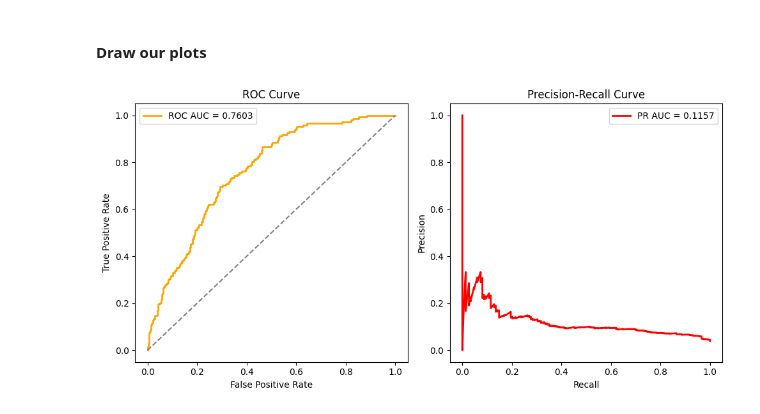
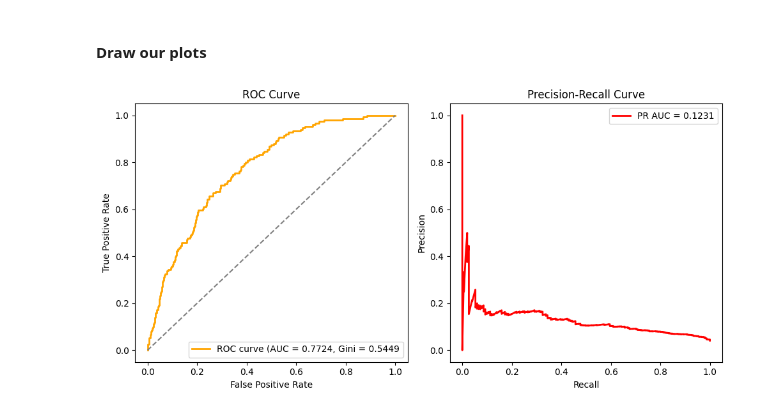
Before and after one commit to Ultraluxe25/BNB-Data-Scientist, a Jupyter notebook: kapturov_bnb.ipynb, the cells around one changed output. Drawn from its saved outputs; the diff is of its cells as text; code cells hidden in the pictures.

Commit message:
Added final plots, fixed stratification, added coefficients of the model and add little description

```diff
--- a/kapturov_bnb.ipynb
+++ b/kapturov_bnb.ipynb
@@ -681,10 +683,12 @@ print(data['VELCOMSCORING'].sort_values().unique()[:20])
  113. 114. 115. 116. 117. 119.]
 # %% [markdown]
 #### We can fill <span style="color: orange">VELCOMSCORING</span> NaN values with 0 because there is no such values which are used but let's use **KNNImputer** in numerical features
+# %%
+data.drop('VELCOMSCORING', axis=1, inplace=True)
 # %%
 %%time
 # data['VELCOMSCORING'] = data['VELCOMSCORING'].fillna(value=0)
 
 imputer = KNNImputer(n_neighbors=2)
-data[['VELCOMSCORING', 'SCORINGMARK']] = imputer.fit_transform(data[['VELCOMSCORING', 'SCORINGMARK']])
+data[['SCORINGMARK']] = imputer.fit_transform(data[['SCORINGMARK']])
 # %% [output]
@@ -895,4 +891,4 @@ print(vif)
 # %% [markdown]
 #### Split the data in train and test data. In real better to split in train/valid/test but this time split into 2 datasets
 # %%
-X_train, X_test, y_train, y_test = train_test_split(X, y, test_size=0.2)
+X_train, X_test, y_train, y_test = train_test_split(X, y, test_size=0.2, stratify=y)
@@ -907,5 +909,5 @@ X_test = scaler.transform(X_test)
 # %%
-log_reg = LogisticRegression(penalty='l2', class_weight='balanced', random_state=28, max_iter=1000, solver='lbfgs')
+log_reg = LogisticRegression(class_weight='balanced', random_state=28, max_iter=1000)
 log_reg.fit(X_train, y_train)
 y_pred = log_reg.predict(X_test)
 y_pred_prob = log_reg.predict_proba(X_test)[:, 1]
@@ -928,31 +959,33 @@ weighted avg       0.95      0.65      0.75      3684
 # %%
 # ROC Curve
 fpr, tpr, _ = roc_curve(y_test, y_pred_prob)
 roc_auc = roc_auc_score(y_test, y_pred_prob)
 
 # PR Curve
 precision, recall, _ = precision_recall_curve(y_test, y_pred_prob)
 pr_auc = auc(recall, precision)
 
+gini = 2 * roc_auc - 1
+
 # Plotting ROC Curve
 plt.figure(figsize=(10, 5))
 plt.subplot(1, 2, 1)
-plt.plot(fpr, tpr, color='orange', lw=2, label=f'ROC AUC = {roc_auc:.4f}')
+plt.plot(fpr, tpr, color='orange', lw=2, label=f'ROC curve (AUC = {roc_auc:.4f}, Gini = {gini:.4f}')
 plt.plot([0, 1], [0, 1], linestyle='--', color='grey')
 plt.xlabel('False Positive Rate')
 plt.ylabel('True Positive Rate')
 plt.title('ROC Curve')
 plt.legend()
 
 # Plotting PR Curve
 plt.subplot(1, 2, 2)
 plt.plot(recall, precision, color='red', lw=2, label=f'PR AUC = {pr_auc:.4f}')
 plt.xlabel('Recall')
 plt.ylabel('Precision')
 plt.title('Precision-Recall Curve')
 plt.legend()
 
 plt.tight_layout()
 plt.show()
 # %% [output]
-[figure, old version]
+[figure, new version]
```
Also changed, not shown: parts of 23 cells of this notebook, 4 other files.
